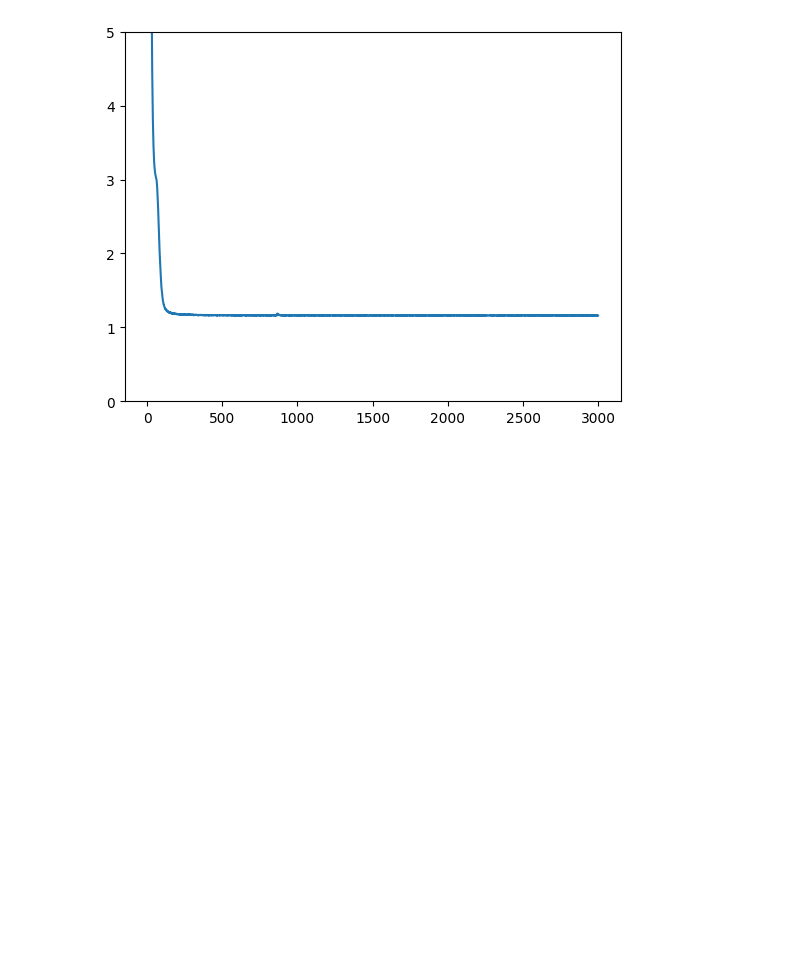
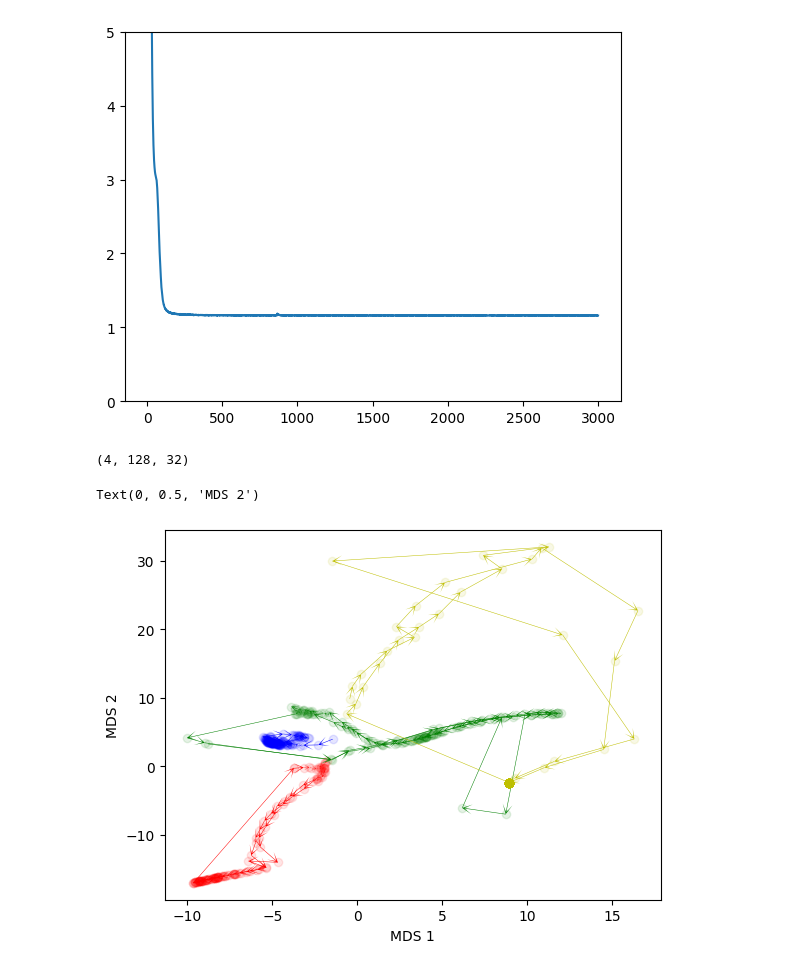
Before and after one commit to akarshkumar0101/synthetic-mdps, a Jupyter notebook: src/distillation.ipynb, the cells around one changed output. Saved outputs shown, nothing was run; the diff lists cells and outputs as text; code cells hidden in the pictures; blank space fills up the shorter version.

```diff
--- a/src/distillation.ipynb
+++ b/src/distillation.ipynb
@@ -481,0 +485,31 @@ plt.ylim(0, 5)
+# %%
+# with open("../data/exp_icl/datasets/real/minatar/name=SpaceInvaders-MinAtar/dataset.pkl", "rb") as f:
+with open("../data/exp_icl/datasets/synthetic/name=csmdp;i_d=0;i_s=1;t_a=0;t_c=0;t_l=2;t_s=3;o_d=4;o_c=3;r_c=3;tl=64/dataset.pkl", "rb") as f:
+    dataset = pickle.load(f)
+obs = np.array(dataset['obs'])
+obs = obs[np.arange(0, len(obs), len(obs)//4)]
+b, t, d = obs.shape
+print(obs.shape)
+# %% [output]
+(4, 128, 32)
+# %%
+cs = ['r', 'g', 'b', 'y', 'm', 'c', 'k', 'brown']
+# %%
+obs_flat = rearrange(obs, 'b t d -> (b t) d')
+x_flat = MDS(n_components=2).fit_transform(obs_flat)
+# %%
+x = rearrange(x_flat, '(b t) d -> b t d', b=b, t=t, d=2)
+# xp = rearrange(x[[0], :-1], 'b t d -> (b t) d')
+# xn = rearrange(x[[0], 1:], 'b t d -> (b t) d')
+# %%
+for i in range(4):
+    plt.scatter(*x[i].T, c=cs[i], alpha=0.1)
+    xp, xn = x[i, :-1], x[i, 1:]
+    plt.quiver(*xp.T, *(xn - xp).T, angles='xy', scale_units='xy', scale=1, width=0.001, color=cs[i], alpha=1., headwidth=20, headlength=20)
+plt.xlabel("MDS 1")
+plt.ylabel("MDS 2")
+# plt.scatter(*x_flat.T)
+# plt.quiver(*xp.T, *(xn - xp).T, angles='xy', scale_units='xy', scale=1, width=0.001, color='r', alpha=1., headwidth=20, headlength=20)
+# %% [output]
+Text(0, 0.5, 'MDS 2')
+[figure, added]
```
Also changed, not shown: parts of 17 cells of this notebook, 35 other files.
